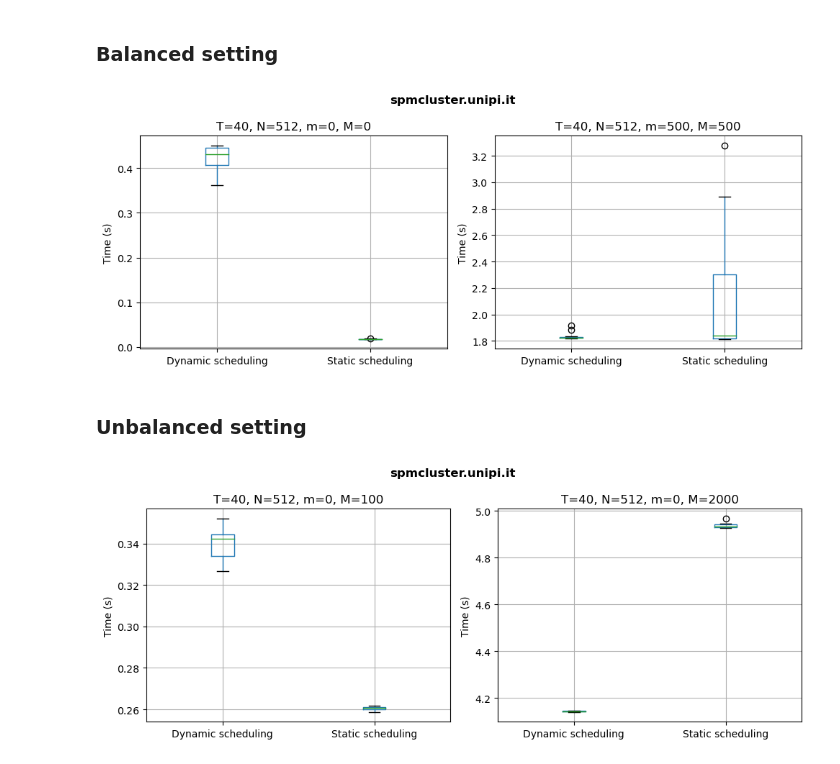
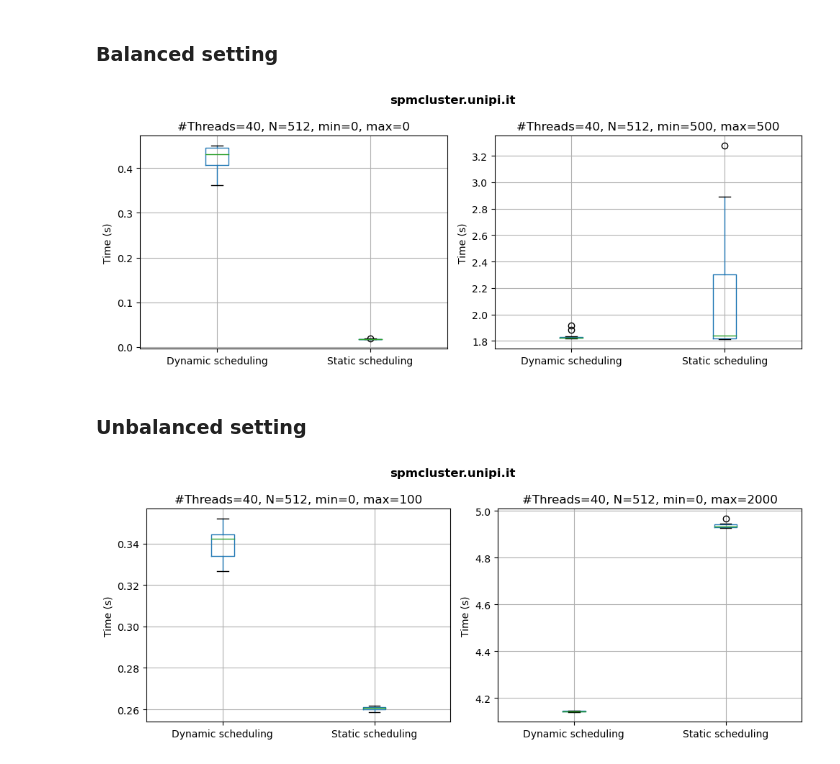
Before and after one commit to iretes/SPM, a Jupyter notebook: assignment-1/plots.ipynb, the cells around one changed output. Saved outputs shown, nothing was run; the diff lists cells and outputs as text; code cells hidden in the pictures.

```diff
--- a/assignment-1/plots.ipynb
+++ b/assignment-1/plots.ipynb
@@ -26,9 +26,10 @@ default_seq_data[['es_time', 'as_time']]
 # %% [markdown]
 Defining constants:
 # %%
-LOGFILE = "results/cluster_wavefront_log.csv" # or "results/numa_wavefront_log.csv"
-MACHINE = "spmcluster.unipi.it" # or "spmnuma.unipi.it"
-NUM_CORES = 40 # or 60
+MACHINE_TAG = "cluster" # or "numa"
+LOGFILE = f"results/{MACHINE_TAG}_wavefront_log.csv"
+MACHINE = f"spm{MACHINE_TAG}.unipi.it"
+NUM_CORES = 40 if MACHINE_TAG == "cluster" else 60
 DEFAULT_N = 512
 DEFAULT_MIN = 0
 DEFAULT_MAX = 1000
@@ -450,29 +451,29 @@ fig.savefig(f"img/{MACHINE}_efficiency_weak.png")
 # %%
 fig, axs = plt.subplots(1, 2, figsize=(10, 4))
 data[
     (data["T"]==NUM_CORES) &
     (data["N"]==DEFAULT_N) &
     (data["min"]==0) &
     (data["max"]==0)
     ].boxplot(column=["pd_time", "ps_time"], ax=axs[0])
 axs[0].set_xticks([1, 2], ["Dynamic scheduling", "Static scheduling"])
 axs[0].set_ylabel("Time (s)")
-axs[0].set_title(f"T={NUM_CORES}, N={DEFAULT_N}, m={0}, M={0}");
+axs[0].set_title(f"#Threads={NUM_CORES}, N={DEFAULT_N}, min={0}, max={0}");
 
 data[
     (data["T"]==NUM_CORES) &
     (data["N"]==DEFAULT_N) &
     (data["min"]==500) &
     (data["max"]==500)
     ].boxplot(column=["pd_time", "ps_time"], ax=axs[1])
 axs[1].set_xticks([1, 2], ["Dynamic scheduling", "Static scheduling"])
 axs[1].set_ylabel("Time (s)")
-axs[1].set_title(f"T={NUM_CORES}, N={DEFAULT_N}, m={500}, M={500}");
+axs[1].set_title(f"#Threads={NUM_CORES}, N={DEFAULT_N}, min={500}, max={500}");
 fig.suptitle(f"{MACHINE}", fontweight="bold")
 fig.tight_layout()
-fig.savefig(f"img/{MACHINE}_boxplot_concurrency.png")
+fig.savefig(f"img/{MACHINE_TAG}_boxplot_concurrency.png")
 # %% [output]
-[figure, old version]
+[figure, new version]
 # %% [markdown]
 ### Unbalanced setting
 # %%
@@ -485,7 +486,7 @@ data[
     ].boxplot(column=["pd_time", "ps_time"], ax=axs[0])
 axs[0].set_xticks([1, 2], ["Dynamic scheduling", "Static scheduling"])
 axs[0].set_ylabel("Time (s)")
-axs[0].set_title(f"T={NUM_CORES}, N={DEFAULT_N}, m={0}, M={100}");
+axs[0].set_title(f"#Threads={NUM_CORES}, N={DEFAULT_N}, min={0}, max={100}");
 data[
     (data["T"]==NUM_CORES) &
     (data["N"]==DEFAULT_N) &
@@ -494,9 +495,9 @@ data[
     ].boxplot(column=["pd_time", "ps_time"], ax=axs[1])
 axs[1].set_xticks([1, 2], ["Dynamic scheduling", "Static scheduling"])
 axs[1].set_ylabel("Time (s)")
-axs[1].set_title(f"T={NUM_CORES}, N={DEFAULT_N}, m={0}, M={2000}");
+axs[1].set_title(f"#Threads={NUM_CORES}, N={DEFAULT_N}, min={0}, max={2000}");
 fig.suptitle(f"{MACHINE}", fontweight="bold")
 fig.tight_layout()
-fig.savefig(f"img/{MACHINE}_boxplot_unbalancing.png")
+fig.savefig(f"img/{MACHINE_TAG}_boxplot_unbalancing.png")
 # %% [output]
-[figure, old version]
+[figure, new version]
```
Also changed, not shown: parts of 8 cells of this notebook, 44 other files.
